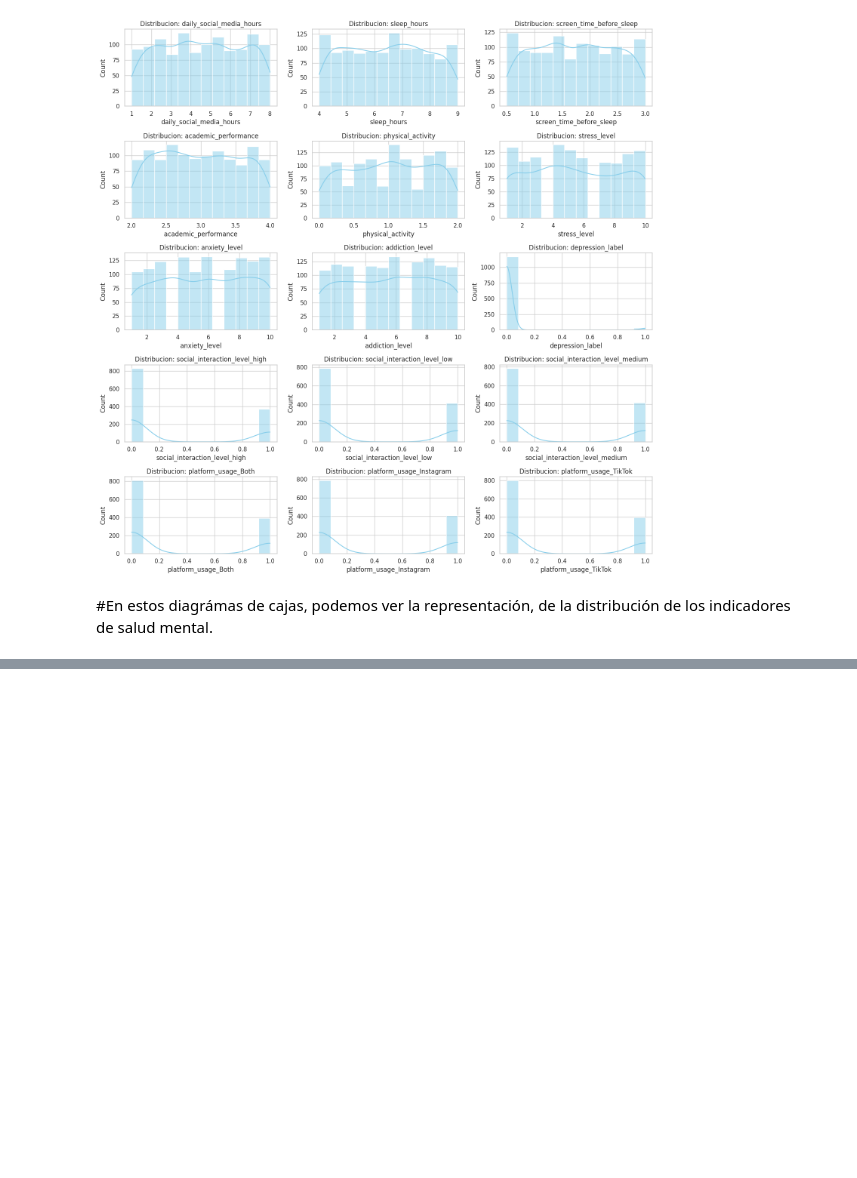
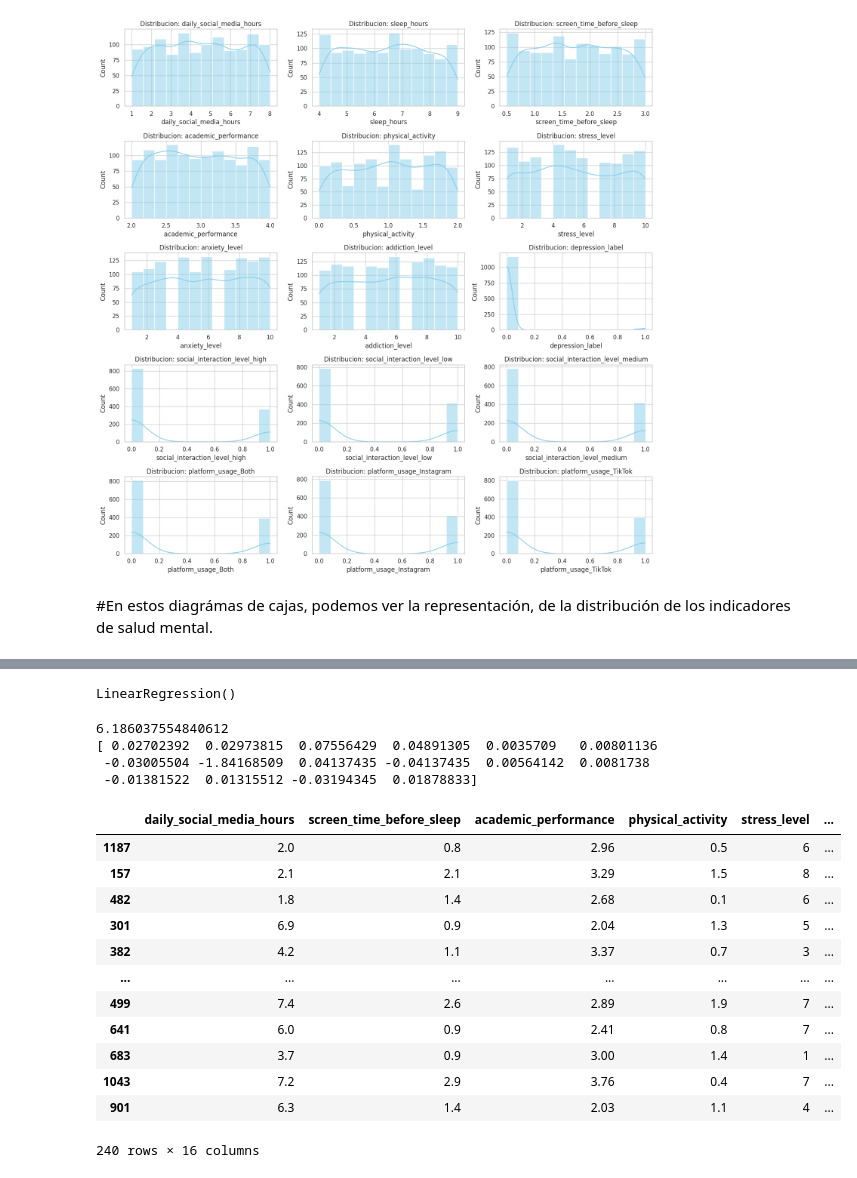
Before and after one commit to EricFlores1808/MINERIA_EF_LS_1, a Jupyter notebook: SocialMediaImpact.ipynb, the cells around one changed output, grey strips where cells are left out. Saved outputs shown, nothing was run; the diff lists cells and outputs as text; code cells hidden in the pictures; blank space fills up the shorter version.

```diff
--- a/SocialMediaImpact.ipynb
+++ b/SocialMediaImpact.ipynb
@@ -220,6 +226,20 @@ Las diferencias en el nivel de estrés entre los tres grupos de interacción soc
 # %% [markdown]
 #En este gráfico de torta, se da a conocer la interpretación de la interación social de los adolecentes en un formato de distribución porcentual, en el cuál se interpretan en "baja", "media", "alta", donde pre domina la categoría "media" con un 35.2%.
 # %%
+social_map_to_int = {'low': 0, 'medium': 1, 'high': 2}
+
+# Map the string levels to numerical indices for consistent ordering
+df['social_interaction_level_numeric'] = df['social_interaction_level'].map(social_map_to_int)
+
+# Get the counts of each numeric level and sort by index (0, 1, 2)
+level_counts = df['social_interaction_level_numeric'].value_counts().sort_index()
+
+# Extract the numerical levels (0, 1, 2) for 'niveles'
+niveles = level_counts.index.tolist()
+
+# Calculate the percentages for each level
+porcentajes = (level_counts / level_counts.sum() * 100).tolist()
+
 labels_map = {0: 'Baja', 1: 'Media', 2: 'Alta'}
 niveles_labels = [labels_map[n] for n in niveles]
 
@@ -227,6 +247,9 @@ plt.figure(figsize=(8,8))
 plt.pie(porcentajes, labels=niveles_labels, autopct='%1.1f%%')
 plt.title('Distribución porcentual de horas de uso según interacción social')
 plt.show()
+
+# Clean up the temporary column
+df.drop(columns=['social_interaction_level_numeric'], inplace=True)
 # %% [output]
 [figure]
 # %% [markdown]
@@ -396,0 +438,14 @@ plt.show()
+# %%
+lr = LinearRegression()
+# No es necesario especificar un objeto para guardar el resultado porque 'lr' tomará los resultados del modelo ajustado.
+lr.fit(X_train, y_train)
+# %% [output]
+LinearRegression()
+# %%
+print(lr.intercept_)
+print(lr.coef_)
+# %% [output]
+6.186037554840612
+[ 0.02702392  0.02973815  0.07556429  0.04891305  0.0035709   0.00801136
+ -0.03005504 -1.84168509  0.04137435 -0.04137435  0.00564142  0.0081738
+ -0.01381522  0.01315512 -0.03194345  0.01878833]
@@ -396,0 +454,16 @@ plt.show()
+# %%
+X_test
+# %% [output]
+|  | daily_social_media_hours | screen_time_before_sleep | academic_performance | physical_activity | stress_level | ... |
+| 1187 | 2.0 | 0.8 | 2.96 | 0.5 | 6 | ... |
+| 157 | 2.1 | 2.1 | 3.29 | 1.5 | 8 | ... |
+| 482 | 1.8 | 1.4 | 2.68 | 0.1 | 6 | ... |
+| 301 | 6.9 | 0.9 | 2.04 | 1.3 | 5 | ... |
+| 382 | 4.2 | 1.1 | 3.37 | 0.7 | 3 | ... |
+| ... | ... | ... | ... | ... | ... | ... |
+| 499 | 7.4 | 2.6 | 2.89 | 1.9 | 7 | ... |
+| 641 | 6.0 | 0.9 | 2.41 | 0.8 | 7 | ... |
+| 683 | 3.7 | 0.9 | 3.00 | 1.4 | 1 | ... |
+| 1043 | 7.2 | 2.9 | 3.76 | 0.4 | 7 | ... |
+| 901 | 6.3 | 1.4 | 2.03 | 1.1 | 4 | ... |
+240 rows × 16 columns
```
Also changed, not shown: parts of 18 cells of this notebook.
